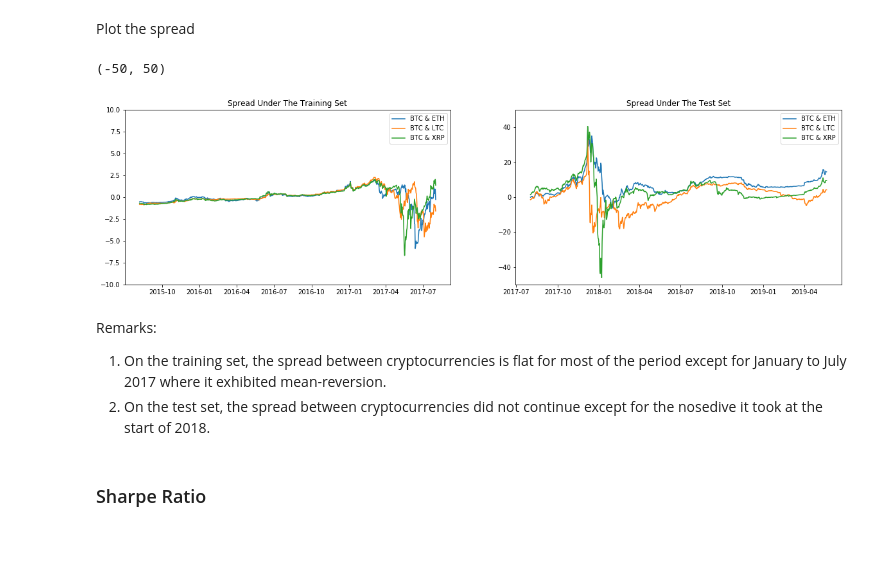
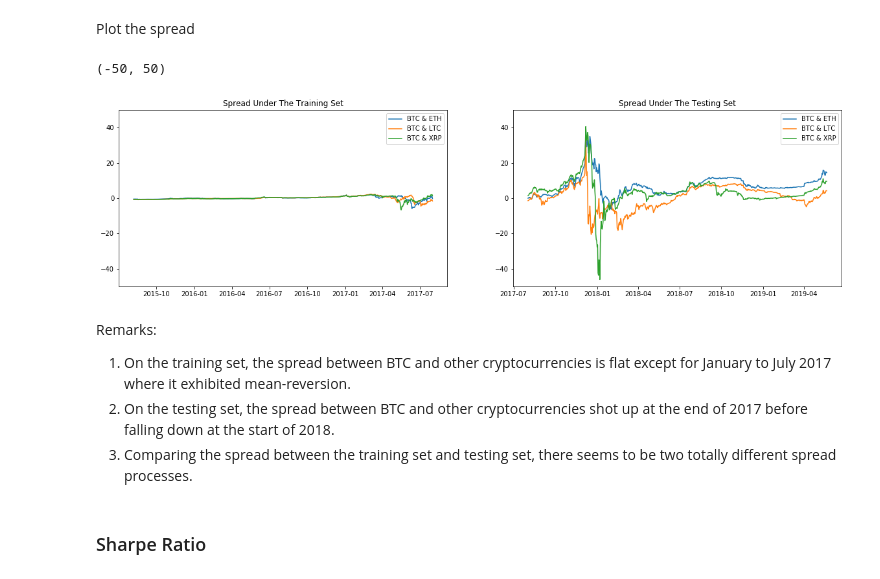
Before and after one commit to DinodC/pair-trading-cryptos, a Jupyter notebook: 02_pair_trading_cryptos.ipynb, the cells around one changed output. Cells and saved outputs as stored; diff of their text form; code cells hidden in the pictures; blank space fills up the shorter version.

```diff
--- a/02_pair_trading_cryptos.ipynb
+++ b/02_pair_trading_cryptos.ipynb
@@ -101,9 +108,9 @@ training_start = '2015-08-07'
 training_end = '2017-08-01'
 training_set = close[training_start:training_end]
 
-# Define test set
-test_start = '2017-08-02'
-test_end = '2019-05-21'
-test_set = close[test_start:test_end]
+# Define testing set
+testing_start = '2017-08-02'
+testing_end = '2019-05-21'
+testing_set = close[testing_start:testing_end]
 # %% [markdown]
 ### Correcting For Look-ahead Bias
@@ -127,7 +133,7 @@ Transaction costs make the backtesting process more realistic. They deflate a tr
 In this article, we assume a round-trip transaction cost of 10 BPs per trade.
 # %%
 # Round-trip transaction cost per trade
-round_trip = 0.0005
+round_trip = 0.0010
 # %% [markdown]
 ### Implementation
 # %% [markdown]
@@ -207,8 +213,8 @@ for i in range(1, len(id)):
 
     # Calculate the Sharpe ratio under the training set
     sharpe_training = np.sqrt(252) * pnl_net[training_start:training_end].mean() / pnl_net[training_start:training_end].std()
-    # Calculate the Sharpe ratio under the test set
-    sharpe_test = np.sqrt(252) * pnl_net[test_start:test_end].mean() / pnl_net[test_start:test_end].std()
+    # Calculate the Sharpe ratio under the testing set
+    sharpe_testing = np.sqrt(252) * pnl_net[testing_start:testing_end].mean() / pnl_net[testing_start:testing_end].std()
 
     # Generate the output
     # Gather data
@@ -216,7 +222,7 @@ for i in range(1, len(id)):
             'positions': positions,
             'pnl': pnl_net,
             'sharpe training': sharpe_training,
-            'sharpe test': sharpe_test,
+            'sharpe testing': sharpe_testing,
            }
     # Update the output
     output.update({crypto_2: data})
@@ -269,27 +275,29 @@ Plot the spread
 # %%
 plt.figure(figsize=[20, 5])
 
 plt.subplot(1, 2, 1)
 plt.plot(output['ETH']['spread'][training_start:training_end])
 plt.plot(output['LTC']['spread'][training_start:training_end])
 plt.plot(output['XRP']['spread'][training_start:training_end])
 plt.title('Spread Under The Training Set')
 plt.legend(['BTC & ETH', 'BTC & LTC', 'BTC & XRP'])
-plt.ylim(-10, 10)
+plt.ylim(-50, 50)
+
 plt.subplot(1, 2, 2)
-plt.plot(output['ETH']['spread'][test_start:test_end])
-plt.plot(output['LTC']['spread'][test_start:test_end])
-plt.plot(output['XRP']['spread'][test_start:test_end])
-plt.title('Spread Under The Test Set')
+plt.plot(output['ETH']['spread'][testing_start:testing_end])
+plt.plot(output['LTC']['spread'][testing_start:testing_end])
+plt.plot(output['XRP']['spread'][testing_start:testing_end])
+plt.title('Spread Under The Testing Set')
 plt.legend(['BTC & ETH', 'BTC & LTC', 'BTC & XRP'])
 plt.ylim(-50, 50)
 # %% [output]
 (-50, 50)
-[figure, old version]
+[figure, new version]
 # %% [markdown]
 Remarks:
-1. On the training set, the spread between cryptocurrencies is flat for most of the period except for January to July 2017 where it exhibited mean-reversion.
-2. On the test set, the spread between cryptocurrencies did not continue except for the nosedive it took at the start of 2018.
+1. On the training set, the spread between BTC and other cryptocurrencies is flat except for January to July 2017 where it exhibited mean-reversion.
+2. On the testing set, the spread between BTC and other cryptocurrencies shot up at the end of 2017 before falling down at the start of 2018.
+3. Comparing the spread between the training set and testing set, there seems to be two totally different spread processes.
 # %% [markdown]
 ### Sharpe Ratio
 # %% [markdown]
```
Also changed, not shown: parts of 17 cells of this notebook.
